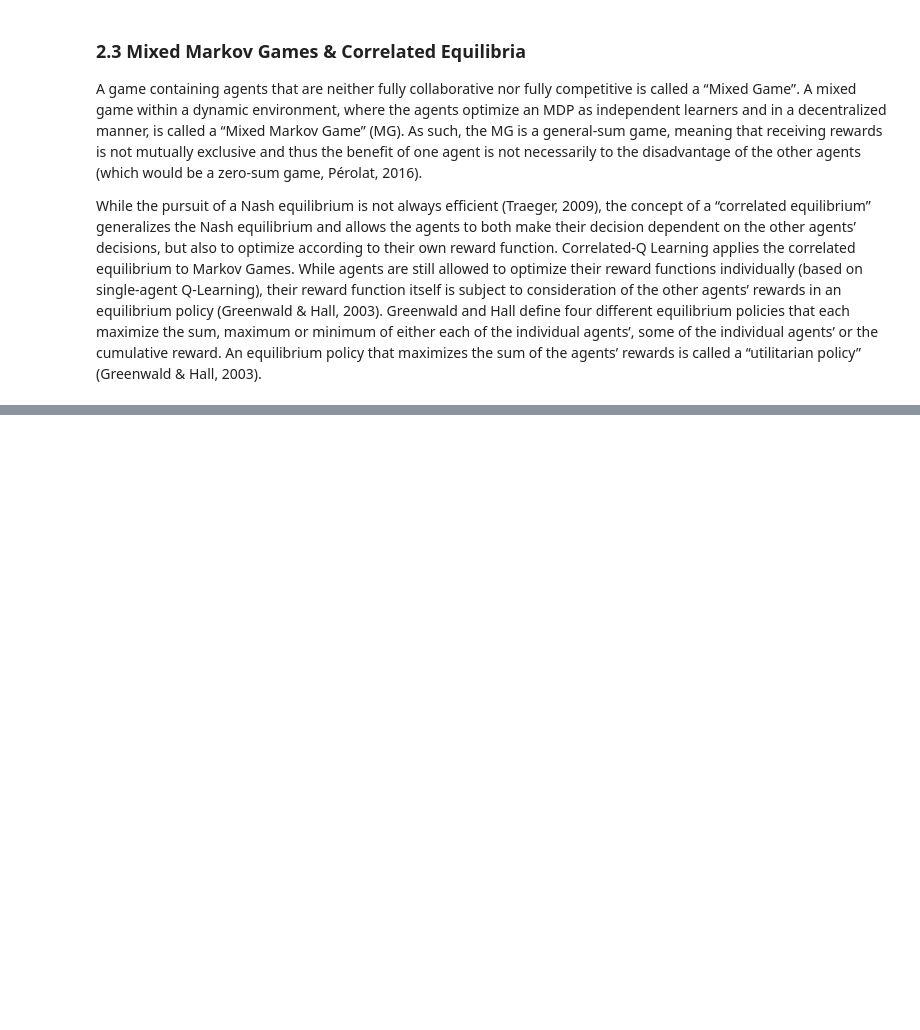
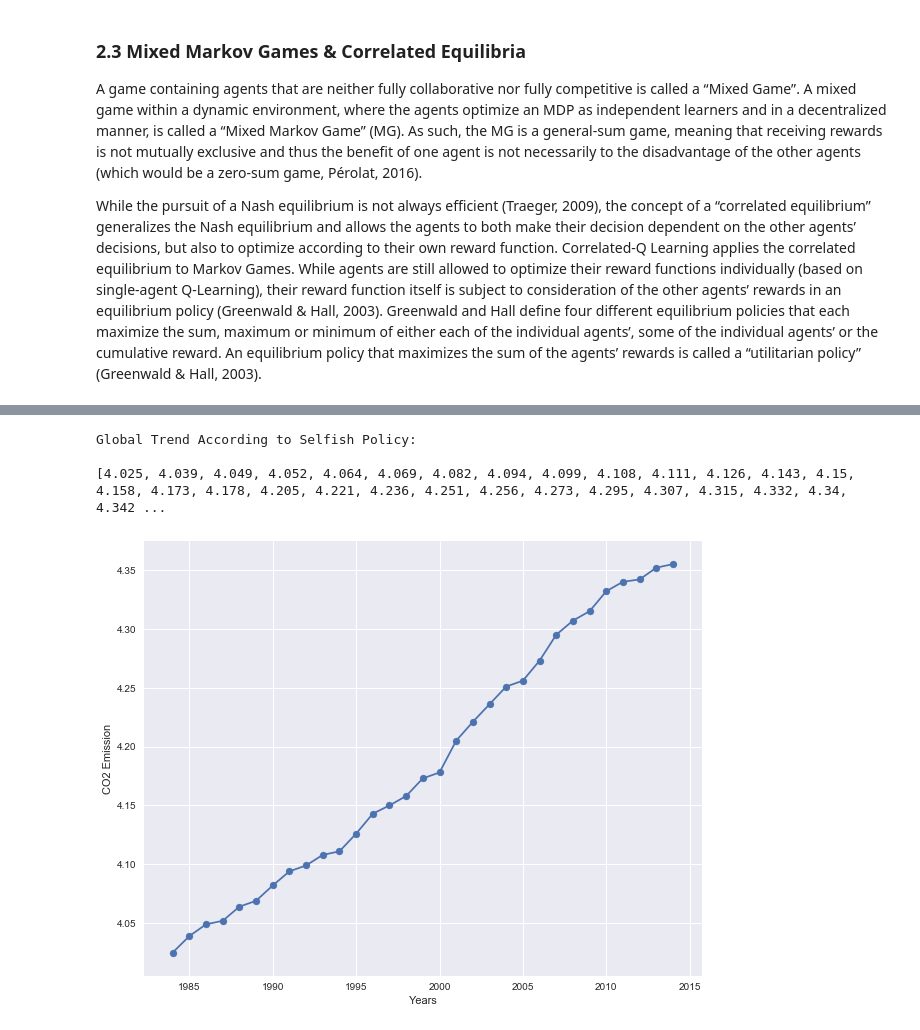
Before and after one commit to RL-carbonfootprint/Reducing-the-Global-Carbon-Footprint-based-on-MARL, a Jupyter notebook: Dynamic_Paper_MARL_&_Global_Carbon_Footprint_School_of_AI_ipynb.ipynb, the cells around one changed output, grey strips where cells are left out. Drawn from its saved outputs; the diff is of its cells as text; code cells hidden in the pictures; blank space fills up the shorter version.

```diff
--- a/Dynamic_Paper_MARL_&_Global_Carbon_Footprint_School_of_AI_ipynb.ipynb
+++ b/Dynamic_Paper_MARL_&_Global_Carbon_Footprint_School_of_AI_ipynb.ipynb
@@ -615,0 +357,2 @@ Bowling, M., & Veloso, M. (2001, August). Rational and convergent learning in st
+# %%
+immediate_rewards_per_epoch = np.array(immediate_rewards_per_epoch, copy=False)
@@ -615,0 +431,14 @@ Bowling, M., & Veloso, M. (2001, August). Rational and convergent learning in st
+# %%
+#Selfish Planning Policy
+Q_LT_Immediate_Best = Q_LT_per_epoch[np.argmin(immediate_rewards_per_epoch[:, 0])]
+Q_MT_Immediate_Best = Q_MT_per_epoch[np.argmin(immediate_rewards_per_epoch[:, 1])]
+Q_ST_Immediate_Best = Q_ST_per_epoch[np.argmin(immediate_rewards_per_epoch[:, 2])]
+
+
+LT_Selfish_Plan = [LT_action_space[i] for i in Q_LT_Immediate_Best[1:]]
+MT_Selfish_Plan = [MT_action_space[i] for i in Q_MT_Immediate_Best[1:]]
+ST_Selfish_Plan = [ST_action_space[i] for i in Q_ST_Immediate_Best[1:]]
+
+print("LT's Strategy to achieve Lowest Immediate Reward:\n",LT_Selfish_Plan)
+print("\nMT's Strategy to achieve Lowest Immediate Reward:\n",MT_Selfish_Plan)
+print("\nST's Strategy to achieve Lowest Immediate Reward:\n",ST_Selfish_Plan)
@@ -615,0 +505,17 @@ Bowling, M., & Veloso, M. (2001, August). Rational and convergent learning in st
+# %%
+#Selfish Planing Policy
+
+global_trend_Selfish = get_trend(LT_Selfish_Plan,MT_Selfish_Plan,ST_Selfish_Plan)
+print('Global Trend According to Selfish Policy:\n')
+print(global_trend_Selfish)
+plt.figure(figsize=(10,8))
+plt.plot(years_array,global_trend_Selfish)
+plt.xlabel('Years')
+plt.ylabel('CO2 Emission')
+plt.scatter(years_array,global_trend_Selfish)
+plt.show()
+# %% [output]
+Global Trend According to Selfish Policy:
+
+[4.025, 4.039, 4.049, 4.052, 4.064, 4.069, 4.082, 4.094, 4.099, 4.108, 4.111, 4.126, 4.143, 4.15, 4.158, 4.173, 4.178, 4.205, 4.221, 4.236, 4.251, 4.256, 4.273, 4.295, 4.307, 4.315, 4.332, 4.34, 4.342 ...
+[figure, added]
```
Also changed, not shown: parts of 41 cells of this notebook, 1 other file.
